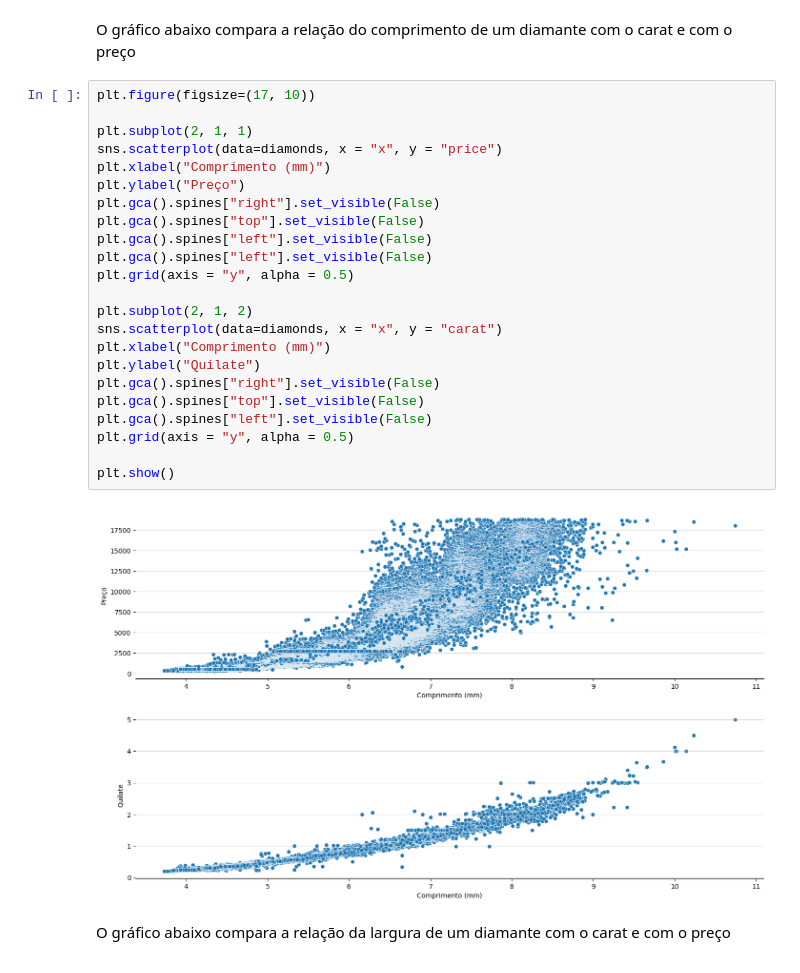
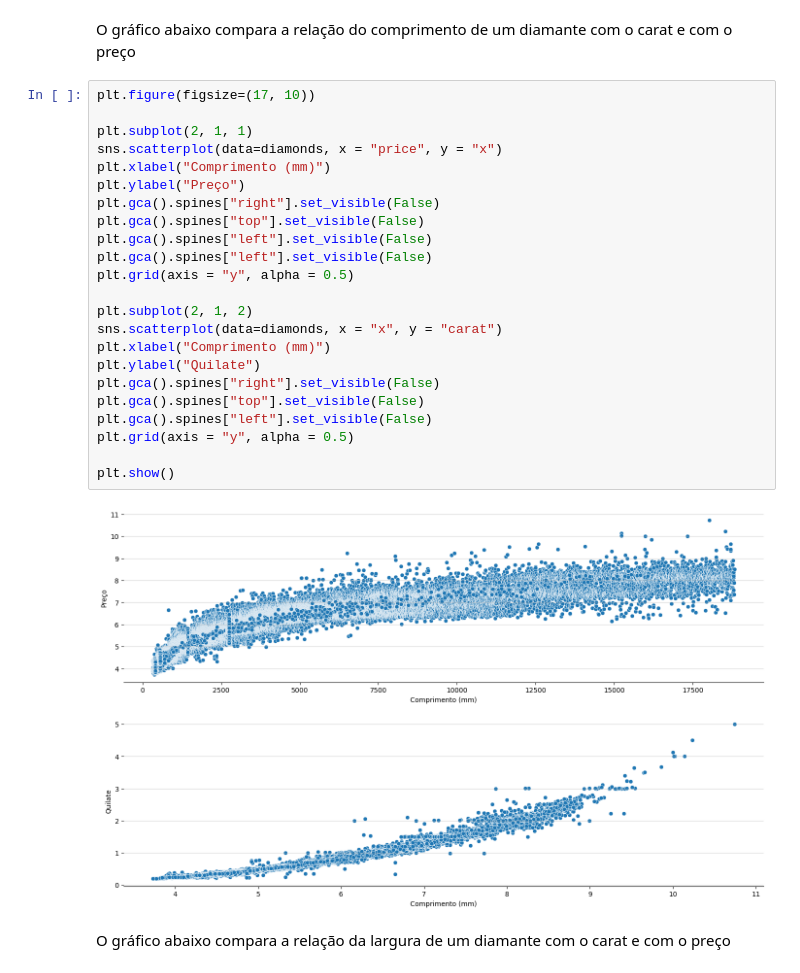
Before and after one commit to ppvyctor/Diamonds-Values, a Jupyter notebook: Trabalho ES.ipynb, the cells around one changed output. Cells and saved outputs as stored; diff of their text form.

```diff
--- a/Trabalho ES.ipynb
+++ b/Trabalho ES.ipynb
@@ -219,28 +219,28 @@ O gráfico abaixo compara a relação do comprimento de um diamante com o carat
 # %%
 plt.figure(figsize=(17, 10))
 
 plt.subplot(2, 1, 1)
-sns.scatterplot(data=diamonds, x = "x", y = "price")
+sns.scatterplot(data=diamonds, x = "price", y = "x")
 plt.xlabel("Comprimento (mm)")
 plt.ylabel("Preço")
 plt.gca().spines["right"].set_visible(False)
 plt.gca().spines["top"].set_visible(False)
 plt.gca().spines["left"].set_visible(False)
 plt.gca().spines["left"].set_visible(False)
 plt.grid(axis = "y", alpha = 0.5)
 
 plt.subplot(2, 1, 2)
 sns.scatterplot(data=diamonds, x = "x", y = "carat")
 plt.xlabel("Comprimento (mm)")
 plt.ylabel("Quilate")
 plt.gca().spines["right"].set_visible(False)
 plt.gca().spines["top"].set_visible(False)
 plt.gca().spines["left"].set_visible(False)
 plt.grid(axis = "y", alpha = 0.5)
 
 plt.show()
 # %% [output]
-[figure, old version]
+[figure, new version]
 # %% [markdown]
 O gráfico abaixo compara a relação da largura de um diamante com o carat e com o preço
 # %%
```
Also changed, not shown: parts of 2 cells of this notebook, 1 other file.
